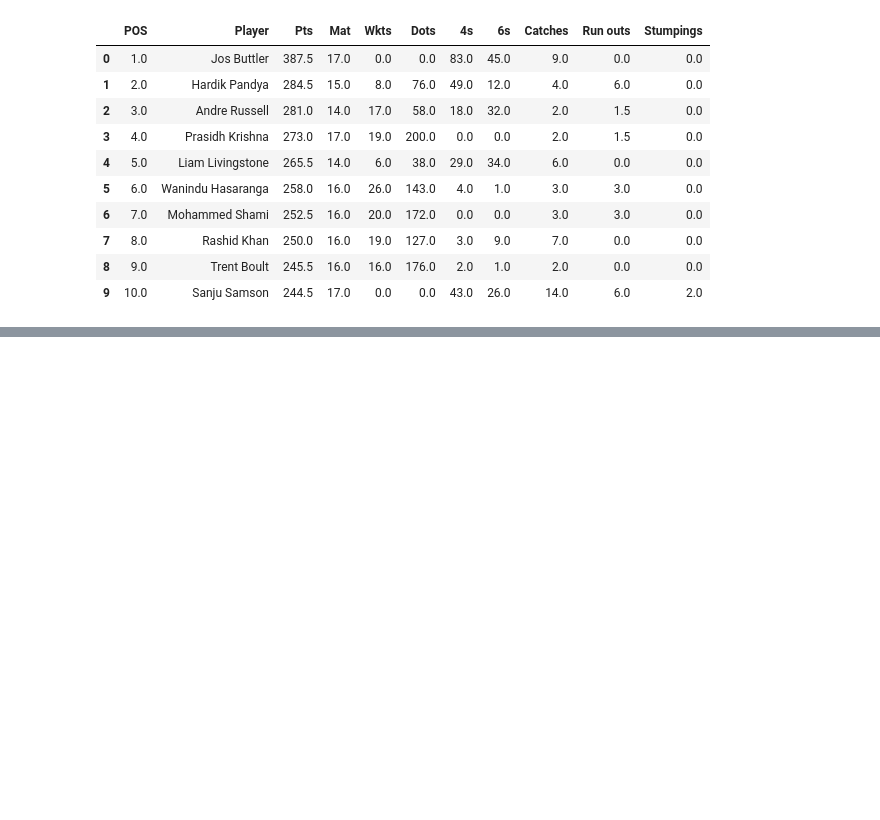
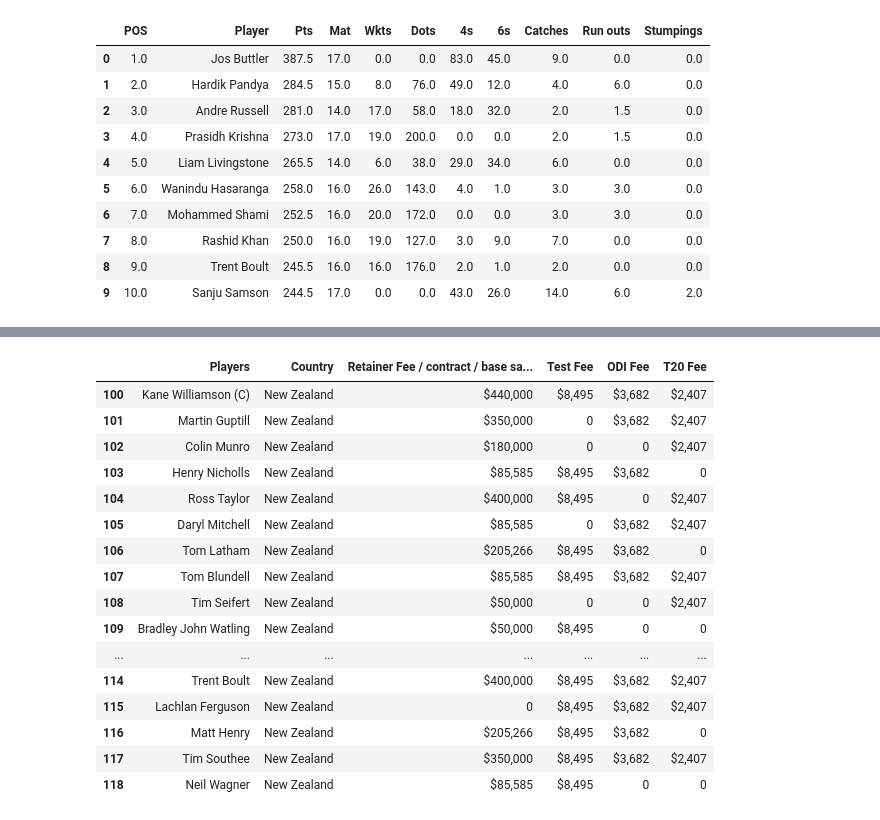
Before and after one commit to JonnyPearce/SpringboardCapstone2, a Jupyter notebook: Notebooks/Capstone2_CricketProject_Data_Wrangling_Jan 2023.ipynb, the cells around one changed output, grey strips where cells are left out. Saved outputs shown, nothing was run; the diff lists cells and outputs as text; code cells hidden in the pictures; blank space fills up the shorter version.

```diff
--- a/Notebooks/Capstone2_CricketProject_Data_Wrangling_Jan 2023.ipynb
+++ b/Notebooks/Capstone2_CricketProject_Data_Wrangling_Jan 2023.ipynb
@@ -430,0 +717,20 @@ memory usage: 20.8+ KB
+# %%
+IntCrickSals[IntCrickSals["Country"] == "New Zealand"]
+# %% [output]
+|  | Players | Country | Retainer Fee / contract / base sa... | Test Fee | ODI Fee | T20 Fee |
+| 100 | Kane Williamson (C) | New Zealand | $440,000 | $8,495 | $3,682 | $2,407 |
+| 101 | Martin Guptill | New Zealand | $350,000 | 0 | $3,682 | $2,407 |
+| 102 | Colin Munro | New Zealand | $180,000 | 0 | 0 | $2,407 |
+| 103 | Henry Nicholls | New Zealand | $85,585 | $8,495 | $3,682 | 0 |
+| 104 | Ross Taylor | New Zealand | $400,000 | $8,495 | 0 | $2,407 |
+| 105 | Daryl Mitchell | New Zealand | $85,585 | 0 | $3,682 | $2,407 |
+| 106 | Tom Latham | New Zealand | $205,266 | $8,495 | $3,682 | 0 |
+| 107 | Tom Blundell | New Zealand | $85,585 | $8,495 | $3,682 | $2,407 |
+| 108 | Tim Seifert | New Zealand | $50,000 | 0 | 0 | $2,407 |
+| 109 | Bradley John Watling | New Zealand | $50,000 | $8,495 | 0 | 0 |
+| ... | ... | ... | ... | ... | ... | ... |
+| 114 | Trent Boult | New Zealand | $400,000 | $8,495 | $3,682 | $2,407 |
+| 115 | Lachlan Ferguson | New Zealand | 0 | $8,495 | $3,682 | $2,407 |
+| 116 | Matt Henry | New Zealand | $205,266 | $8,495 | $3,682 | 0 |
+| 117 | Tim Southee | New Zealand | $350,000 | $8,495 | $3,682 | $2,407 |
+| 118 | Neil Wagner | New Zealand | $85,585 | $8,495 | 0 | 0 |
```
Also changed, not shown: parts of 38 cells of this notebook, 1 other file.
